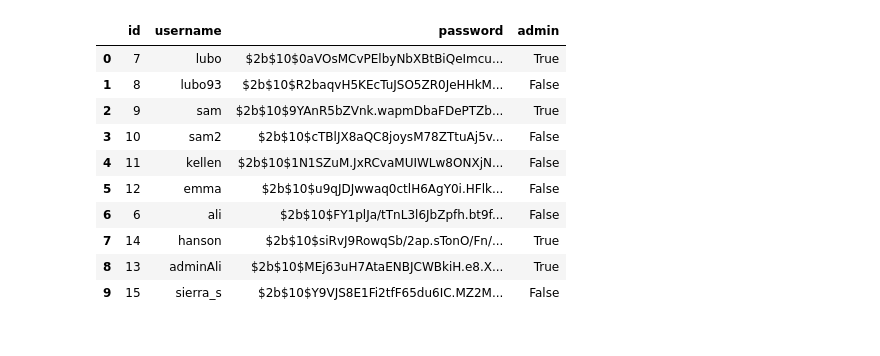
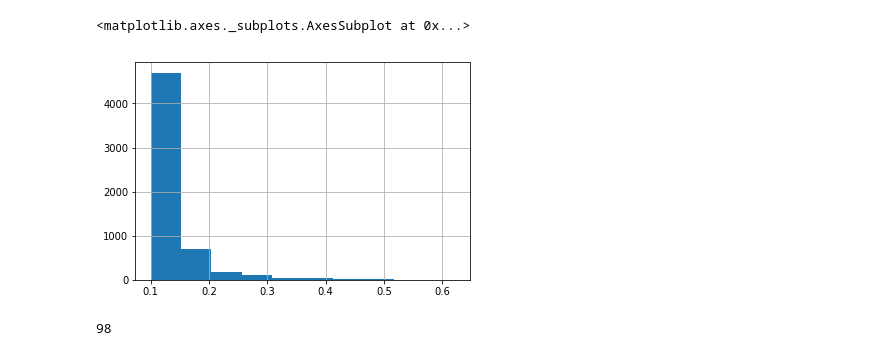
Before and after one commit to video-annotation-project/video-annotation-tool, a Jupyter notebook: ml/videof1tests.ipynb, the cells around one changed output. Drawn from its saved outputs; the diff is of its cells as text; code cells hidden in the pictures.

```diff
--- a/ml/videof1tests.ipynb
+++ b/ml/videof1tests.ipynb
@@ -97,0 +139,7 @@ results = pd.read_csv('results.csv')
+# %%
+# GET RESULTS, RENAME ID COLUMNS in RESULTS
+
+results = pd.read_csv('results86.csv')
+results.columns = ['id', 'x1', 'y1', 'x2', 'y2', 'label', 'confidence', 'objectid',
+       'frame_num']
+results.head()
@@ -106,2 +160,0 @@ len(annotations)
-# %%
-results.frame_num = results.frame_num+160 * 30
@@ -175,4 +160,0 @@ df
-# %%
-temp = list(results.columns)
-temp[0] = 'id'
-results.columns = temp
@@ -261,3 +160,0 @@ def score_predictions(validation,predictions,iou_thresh, concepts, fps):
-# %%
-results['videoid'] = 8
-score_predictions(annotations,results,.5, concepts, fps)
@@ -333,14 +160,0 @@ queryDB("select * from annotations limit 10")
-# %%
-queryDB("select * from users limit 10")
-# %% [output]
-|  | id | username | password | admin |
-| 0 | 7 | lubo | $2b$10$0aVOsMCvPElbyNbXBtBiQeImcu... | True |
-| 1 | 8 | lubo93 | $2b$10$R2baqvH5KEcTuJSO5ZR0JeHHkM... | False |
-| 2 | 9 | sam | $2b$10$9YAnR5bZVnk.wapmDbaFDePTZb... | True |
-| 3 | 10 | sam2 | $2b$10$cTBlJX8aQC8joysM78ZTtuAj5v... | False |
-| 4 | 11 | kellen | $2b$10$1N1SZuM.JxRCvaMUIWLw8ONXjN... | False |
-| 5 | 12 | emma | $2b$10$u9qJDJwwaq0ctlH6AgY0i.HFlk... | False |
-| 6 | 6 | ali | $2b$10$FY1plJa/tTnL3l6JbZpfh.bt9f... | False |
-| 7 | 14 | hanson | $2b$10$siRvJ9RowqSb/2ap.sTonO/Fn/... | True |
-| 8 | 13 | adminAli | $2b$10$MEj63uH7AtaENBJCWBkiH.e8.X... | True |
-| 9 | 15 | sierra_s | $2b$10$Y9VJS8E1Fi2tfF65du6IC.MZ2M... | False |
@@ -346,0 +164,6 @@ queryDB("select * from users limit 10")
+# %%
+%matplotlib inline
+results.confidence.hist()
+# %% [output]
+<matplotlib.axes._subplots.AxesSubplot at 0x...>
+[figure, added]
@@ -346,0 +176,4 @@ queryDB("select * from users limit 10")
+# %%
+len(results.objectid.value_counts())
+# %% [output]
+98
```
Also changed, not shown: parts of 52 cells of this notebook.
